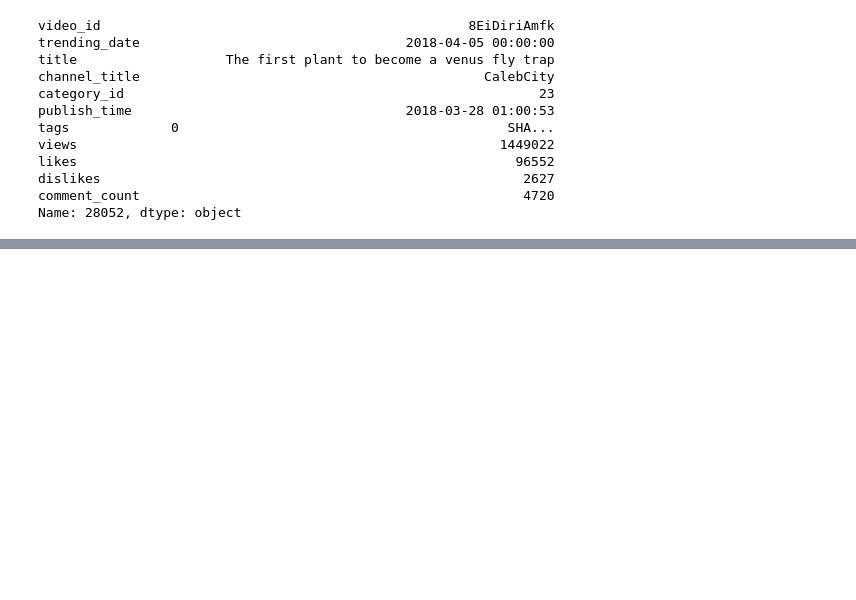
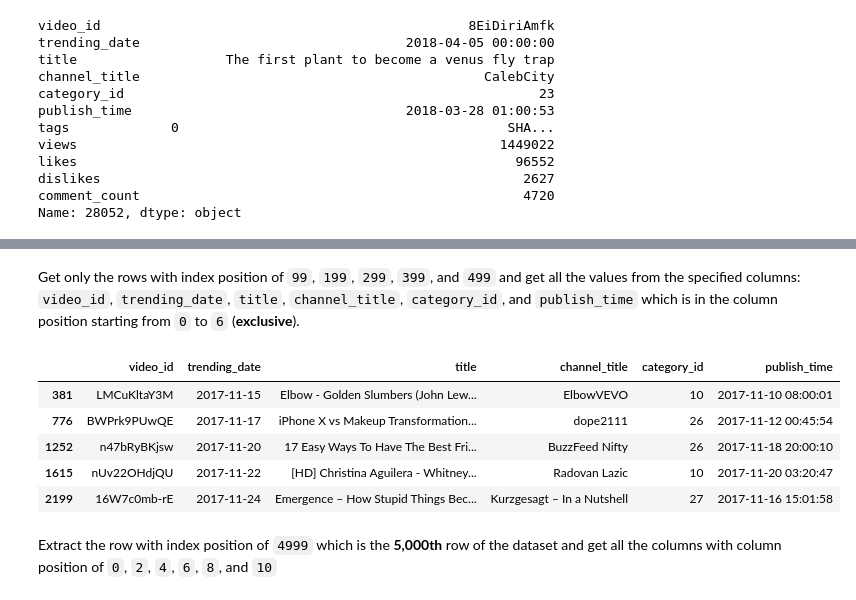
Before and after one commit to christiane-bacani/applied-data-science, a Jupyter notebook: mini-projects/pandas_loc-iloc/notebooks/pandas_loc-iloc.ipynb, the cells around one changed output, grey strips where cells are left out. Cells and saved outputs as stored; diff of their text form; code cells hidden in the pictures; blank space fills up the shorter version.

```diff
--- a/mini-projects/pandas_loc-iloc/notebooks/pandas_loc-iloc.ipynb
+++ b/mini-projects/pandas_loc-iloc/notebooks/pandas_loc-iloc.ipynb
@@ -551,0 +570,13 @@ Name: 28052, dtype: object
+# %% [markdown]
+Get only the rows with index position of `99`, `199`, `299`, `399`, and `499` and get all the values from the specified columns: `video_id`, `trending_date`, `title`, `channel_title`, `category_id`, and `publish_time` which is in the column position starting from `0` to `6` (**exclusive**).
+# %%
+USvideos.iloc[[99, 199, 299, 399, 499], 0:6]
+# %% [output]
+|  | video_id | trending_date | title | channel_title | category_id | publish_time |
+| 381 | LMCuKltaY3M | 2017-11-15 | Elbow - Golden Slumbers (John Lew... | ElbowVEVO | 10 | 2017-11-10 08:00:01 |
+| 776 | BWPrk9PUwQE | 2017-11-17 | iPhone X vs Makeup Transformation... | dope2111 | 26 | 2017-11-12 00:45:54 |
+| 1252 | n47bRyBKjsw | 2017-11-20 | 17 Easy Ways To Have The Best Fri... | BuzzFeed Nifty | 26 | 2017-11-18 20:00:10 |
+| 1615 | nUv22OHdjQU | 2017-11-22 | [HD] Christina Aguilera - Whitney... | Radovan Lazic | 10 | 2017-11-20 03:20:47 |
+| 2199 | 16W7c0mb-rE | 2017-11-24 | Emergence – How Stupid Things Bec... | Kurzgesagt – In a Nutshell | 27 | 2017-11-16 15:01:58 |
+# %% [markdown]
+Extract the row with index position of `4999` which is the **5,000th** row of the dataset and get all the columns with column position of `0`, `2`, `4`, `6`, `8`, and `10`
```
Also changed, not shown: parts of 8 cells of this notebook.
